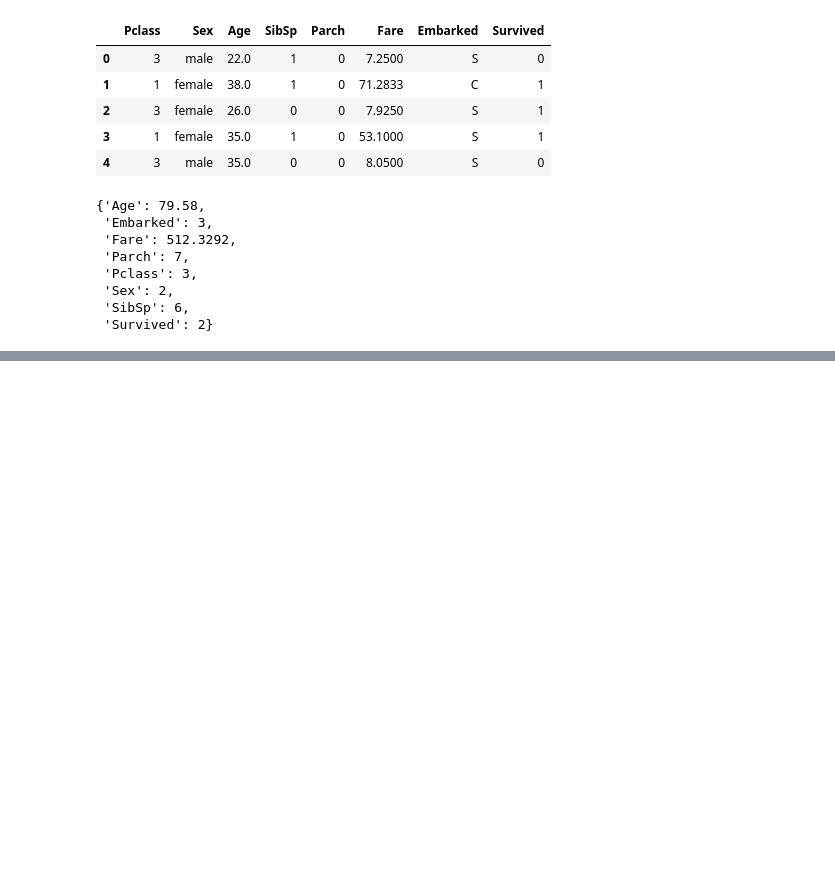
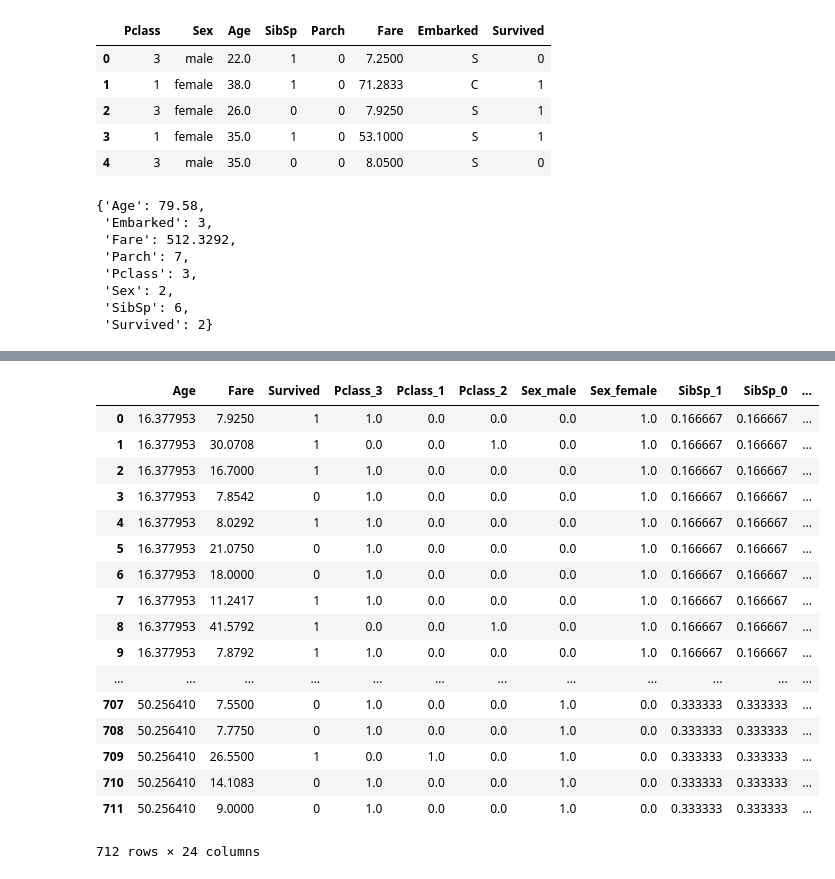
Before and after one commit to graba4/evaluation_of_anonymisation_effects_on_datasets, a Jupyter notebook: Titanic-k.ipynb, the cells around one changed output, grey strips where cells are left out. Saved outputs shown, nothing was run; the diff lists cells and outputs as text; code cells hidden in the pictures; blank space fills up the shorter version.

```diff
--- a/Titanic-k.ipynb
+++ b/Titanic-k.ipynb
@@ -254,0 +262,25 @@ dfn2
+# %%
+#ONE HOT encoding the whole thing
+
+uniqitems = {}
+for col in categorical:
+    uniqitems[col]=df[col].unique()
+
+rows = []
+
+for rowind in range(len(dfn2)):
+    if rowind %71 ==0:
+        print(rowind/len(dfn2)*100)
+    currow = dfn2.iloc[rowind,:].copy()
+    for col in categorical:
+        if col != 'Survived':
+            values = str(currow[col]).split(',')
+
+            for possibleitem in uniqitems[col]:
+                possibleitem = str(possibleitem)
+                if possibleitem in values:
+                    currow=currow.append(pd.Series([1/len(values)],[col+'_'+possibleitem]))
+                else:
+                    currow=currow.append(pd.Series([0],[col+'_'+possibleitem]))
+            currow=currow.drop(col)
+    rows.append(currow.copy())
@@ -254,0 +299,2 @@ dfn2
+# %%
+final_set = pd.DataFrame(rows)
@@ -254,0 +303,21 @@ dfn2
+# %%
+final_set
+# %% [output]
+|  | Age | Fare | Survived | Pclass_3 | Pclass_1 | Pclass_2 | Sex_male | Sex_female | SibSp_1 | SibSp_0 | ... |
+| 0 | 16.377953 | 7.9250 | 1 | 1.0 | 0.0 | 0.0 | 0.0 | 1.0 | 0.166667 | 0.166667 | ... |
+| 1 | 16.377953 | 30.0708 | 1 | 0.0 | 0.0 | 1.0 | 0.0 | 1.0 | 0.166667 | 0.166667 | ... |
+| 2 | 16.377953 | 16.7000 | 1 | 1.0 | 0.0 | 0.0 | 0.0 | 1.0 | 0.166667 | 0.166667 | ... |
+| 3 | 16.377953 | 7.8542 | 0 | 1.0 | 0.0 | 0.0 | 0.0 | 1.0 | 0.166667 | 0.166667 | ... |
+| 4 | 16.377953 | 8.0292 | 1 | 1.0 | 0.0 | 0.0 | 0.0 | 1.0 | 0.166667 | 0.166667 | ... |
+| 5 | 16.377953 | 21.0750 | 0 | 1.0 | 0.0 | 0.0 | 0.0 | 1.0 | 0.166667 | 0.166667 | ... |
+| 6 | 16.377953 | 18.0000 | 0 | 1.0 | 0.0 | 0.0 | 0.0 | 1.0 | 0.166667 | 0.166667 | ... |
+| 7 | 16.377953 | 11.2417 | 1 | 1.0 | 0.0 | 0.0 | 0.0 | 1.0 | 0.166667 | 0.166667 | ... |
+| 8 | 16.377953 | 41.5792 | 1 | 0.0 | 0.0 | 1.0 | 0.0 | 1.0 | 0.166667 | 0.166667 | ... |
+| 9 | 16.377953 | 7.8792 | 1 | 1.0 | 0.0 | 0.0 | 0.0 | 1.0 | 0.166667 | 0.166667 | ... |
+| ... | ... | ... | ... | ... | ... | ... | ... | ... | ... | ... | ... |
+| 707 | 50.256410 | 7.5500 | 0 | 1.0 | 0.0 | 0.0 | 1.0 | 0.0 | 0.333333 | 0.333333 | ... |
+| 708 | 50.256410 | 7.7750 | 0 | 1.0 | 0.0 | 0.0 | 1.0 | 0.0 | 0.333333 | 0.333333 | ... |
+| 709 | 50.256410 | 26.5500 | 1 | 0.0 | 1.0 | 0.0 | 1.0 | 0.0 | 0.333333 | 0.333333 | ... |
+| 710 | 50.256410 | 14.1083 | 0 | 1.0 | 0.0 | 0.0 | 1.0 | 0.0 | 0.333333 | 0.333333 | ... |
+| 711 | 50.256410 | 9.0000 | 0 | 1.0 | 0.0 | 0.0 | 1.0 | 0.0 | 0.333333 | 0.333333 | ... |
+712 rows × 24 columns
```
Also changed, not shown: parts of 8 cells of this notebook, 34 other files.
